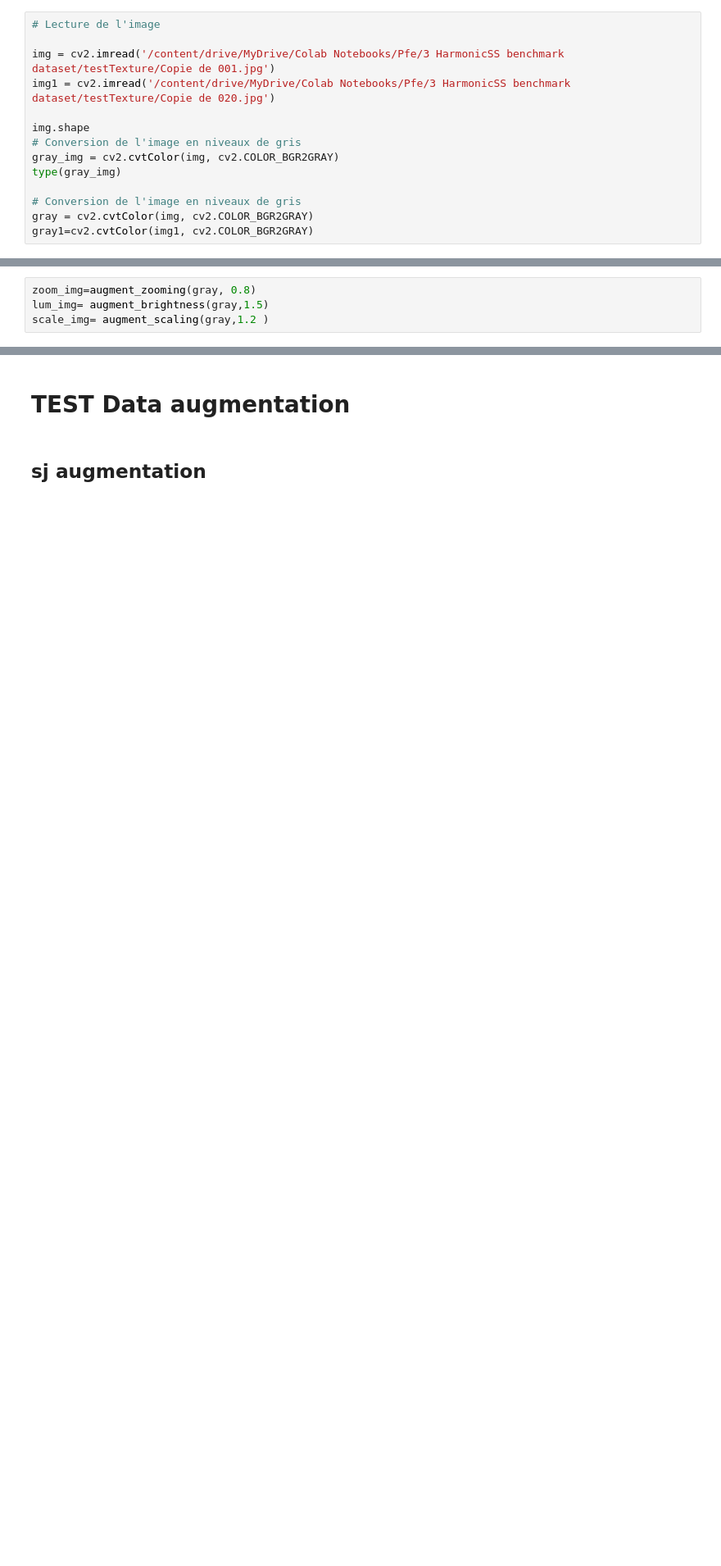
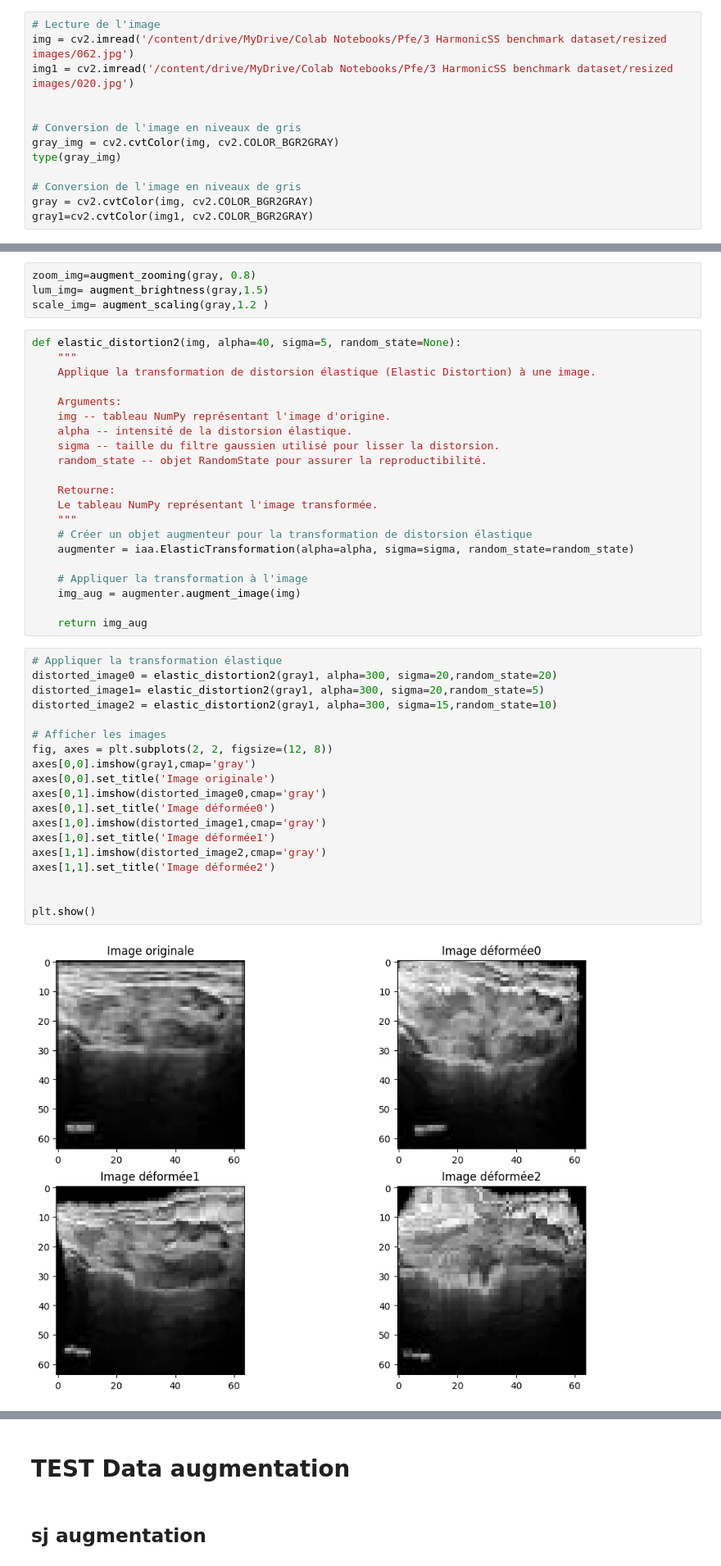
Before and after one commit to nou321/PFE_Nour, a Jupyter notebook: Augmentation_Methods.ipynb, the cells around one changed output, grey strips where cells are left out. Shown at 82% size. Cells and saved outputs as stored; diff of their text form; blank space fills up the shorter version.

```diff
--- a/Augmentation_Methods.ipynb
+++ b/Augmentation_Methods.ipynb
@@ -216,11 +268,10 @@ def get_image_data_generator(directory_path, target_size=(224, 224), batch_size=
 # Teste
 # %%
 # Lecture de l'image
+img = cv2.imread('/content/drive/MyDrive/Colab Notebooks/Pfe/3 HarmonicSS benchmark dataset/resized images/062.jpg')
+img1 = cv2.imread('/content/drive/MyDrive/Colab Notebooks/Pfe/3 HarmonicSS benchmark dataset/resized images/020.jpg')
 
-img = cv2.imread('/content/drive/MyDrive/Colab Notebooks/Pfe/3 HarmonicSS benchmark dataset/testTexture/Copie de 001.jpg')
-img1 = cv2.imread('/content/drive/MyDrive/Colab Notebooks/Pfe/3 HarmonicSS benchmark dataset/testTexture/Copie de 020.jpg')
 
-img.shape
 # Conversion de l'image en niveaux de gris
 gray_img = cv2.cvtColor(img, cv2.COLOR_BGR2GRAY)
 type(gray_img)
@@ -246,3 +297,45 @@ noisy_img = add_noise(gray, 'gaussian', 0, 50) # ajouter un bruit gaussien
 zoom_img=augment_zooming(gray, 0.8)
 lum_img= augment_brightness(gray,1.5)
 scale_img= augment_scaling(gray,1.2 )
+# %%
+def elastic_distortion2(img, alpha=40, sigma=5, random_state=None):
+    """
+    Applique la transformation de distorsion élastique (Elastic Distortion) à une image.
+
+    Arguments:
+    img -- tableau NumPy représentant l'image d'origine.
+    alpha -- intensité de la distorsion élastique.
+    sigma -- taille du filtre gaussien utilisé pour lisser la distorsion.
+    random_state -- objet RandomState pour assurer la reproductibilité.
+
+    Retourne:
+    Le tableau NumPy représentant l'image transformée.
+    """
+    # Créer un objet augmenteur pour la transformation de distorsion élastique
+    augmenter = iaa.ElasticTransformation(alpha=alpha, sigma=sigma, random_state=random_state)
+
+    # Appliquer la transformation à l'image
+    img_aug = augmenter.augment_image(img)
+
+    return img_aug
+# %%
+# Appliquer la transformation élastique
+distorted_image0 = elastic_distortion2(gray1, alpha=300, sigma=20,random_state=20)
+distorted_image1= elastic_distortion2(gray1, alpha=300, sigma=20,random_state=5)
+distorted_image2 = elastic_distortion2(gray1, alpha=300, sigma=15,random_state=10)
+
+# Afficher les images
+fig, axes = plt.subplots(2, 2, figsize=(12, 8))
+axes[0,0].imshow(gray1,cmap='gray')
+axes[0,0].set_title('Image originale')
+axes[0,1].imshow(distorted_image0,cmap='gray')
+axes[0,1].set_title('Image déformée0')
+axes[1,0].imshow(distorted_image1,cmap='gray')
+axes[1,0].set_title('Image déformée1')
+axes[1,1].imshow(distorted_image2,cmap='gray')
+axes[1,1].set_title('Image déformée2')
+
+
+plt.show()
+# %% [output]
+[figure, added]
```
Also changed, not shown: parts of 34 cells of this notebook.
